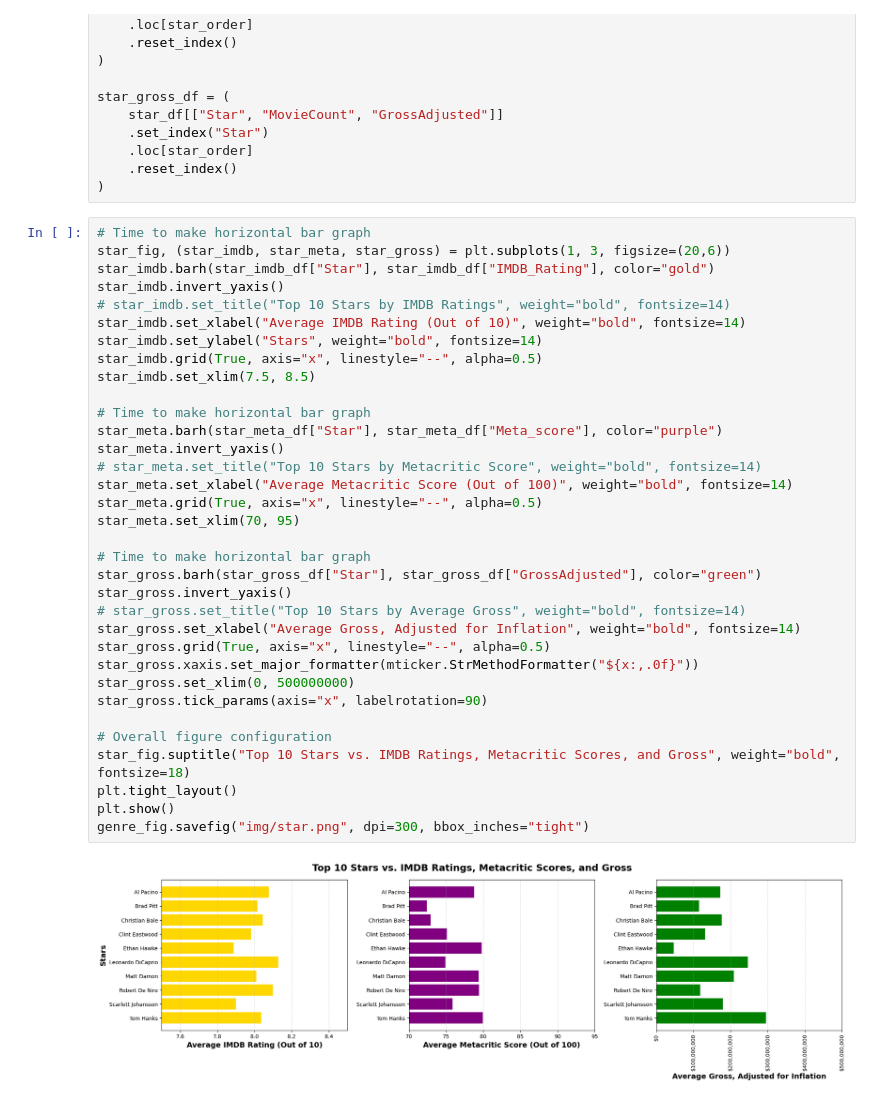
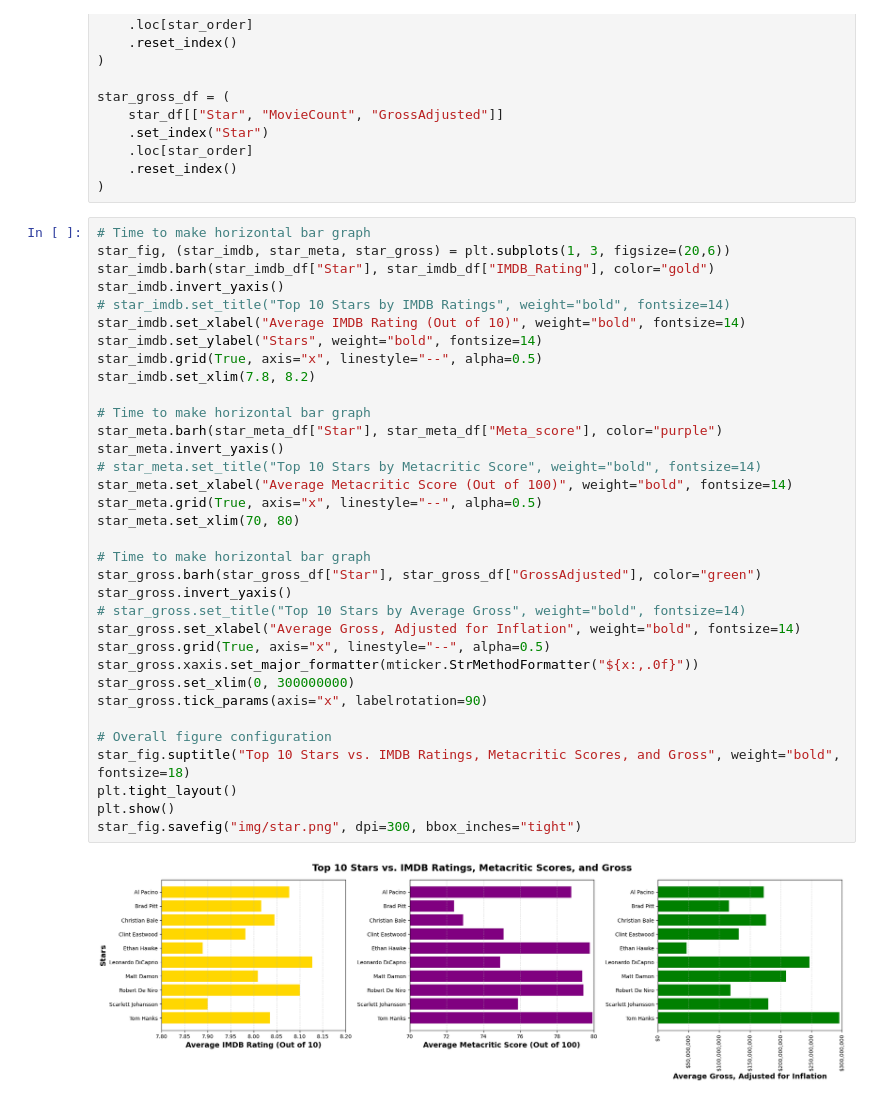
Before and after one commit to spc-kim/midterm_project, a Jupyter notebook: notebook.ipynb, the cells around one changed output. Drawn from its saved outputs; the diff is of its cells as text.

Commit message:
Fixed graphs, filled out README with conclusions, proofread grammar

```diff
--- a/notebook.ipynb
+++ b/notebook.ipynb
@@ -697,35 +697,35 @@ star_gross_df = (
 # Time to make horizontal bar graph
 star_fig, (star_imdb, star_meta, star_gross) = plt.subplots(1, 3, figsize=(20,6))
 star_imdb.barh(star_imdb_df["Star"], star_imdb_df["IMDB_Rating"], color="gold")
 star_imdb.invert_yaxis()
 # star_imdb.set_title("Top 10 Stars by IMDB Ratings", weight="bold", fontsize=14)
 star_imdb.set_xlabel("Average IMDB Rating (Out of 10)", weight="bold", fontsize=14)
 star_imdb.set_ylabel("Stars", weight="bold", fontsize=14)
 star_imdb.grid(True, axis="x", linestyle="--", alpha=0.5)
-star_imdb.set_xlim(7.5, 8.5)
+star_imdb.set_xlim(7.8, 8.2)
 
 # Time to make horizontal bar graph
 star_meta.barh(star_meta_df["Star"], star_meta_df["Meta_score"], color="purple")
 star_meta.invert_yaxis()
 # star_meta.set_title("Top 10 Stars by Metacritic Score", weight="bold", fontsize=14)
 star_meta.set_xlabel("Average Metacritic Score (Out of 100)", weight="bold", fontsize=14)
 star_meta.grid(True, axis="x", linestyle="--", alpha=0.5)
-star_meta.set_xlim(70, 95)
+star_meta.set_xlim(70, 80)
 
 # Time to make horizontal bar graph
 star_gross.barh(star_gross_df["Star"], star_gross_df["GrossAdjusted"], color="green")
 star_gross.invert_yaxis()
 # star_gross.set_title("Top 10 Stars by Average Gross", weight="bold", fontsize=14)
 star_gross.set_xlabel("Average Gross, Adjusted for Inflation", weight="bold", fontsize=14)
 star_gross.grid(True, axis="x", linestyle="--", alpha=0.5)
 star_gross.xaxis.set_major_formatter(mticker.StrMethodFormatter("${x:,.0f}"))
-star_gross.set_xlim(0, 500000000)
+star_gross.set_xlim(0, 300000000)
 star_gross.tick_params(axis="x", labelrotation=90)
 
 # Overall figure configuration
 star_fig.suptitle("Top 10 Stars vs. IMDB Ratings, Metacritic Scores, and Gross", weight="bold", fontsize=18)
 plt.tight_layout()
 plt.show()
-genre_fig.savefig("img/star.png", dpi=300, bbox_inches="tight")
+star_fig.savefig("img/star.png", dpi=300, bbox_inches="tight")
 # %% [output]
-[figure, old version]
+[figure, new version]
```
Also changed, not shown: parts of 3 cells of this notebook, 5 other files.
